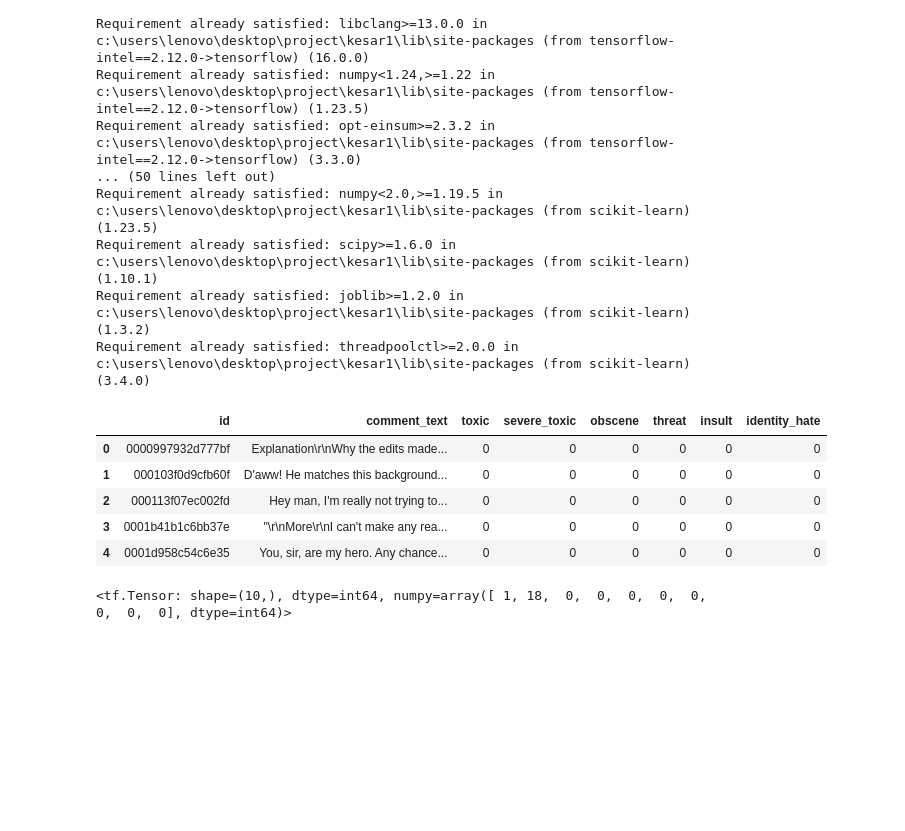
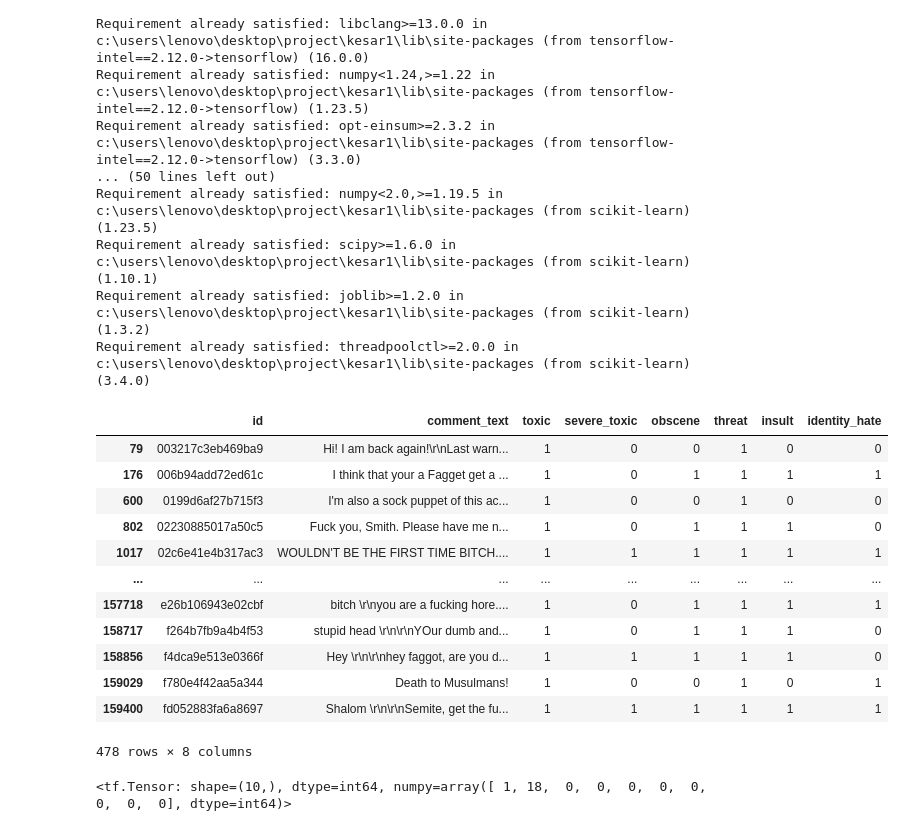
Before and after one commit to Siddharth-Budale/github, a Jupyter notebook: CommentToxicity/test.ipynb, the cells around one changed output. Drawn from its saved outputs; the diff is of its cells as text; code cells hidden in the pictures; blank space fills up the shorter version.

```diff
--- a/CommentToxicity/test.ipynb
+++ b/CommentToxicity/test.ipynb
@@ -28,15 +28,22 @@ import tensorflow as tf
 import numpy as np
 # %%
 df=pd.read_csv(os.path.join('jigsaw-toxic-comment-classification-challenge','train.csv','train.csv'))
-# %%
-df.head()
-# %% [output]
-|  | id | comment_text | toxic | severe_toxic | obscene | threat | insult | identity_hate |
-| 0 | 0000997932d777bf | Explanation\r\nWhy the edits made... | 0 | 0 | 0 | 0 | 0 | 0 |
-| 1 | 000103f0d9cfb60f | D'aww! He matches this background... | 0 | 0 | 0 | 0 | 0 | 0 |
-| 2 | 000113f07ec002fd | Hey man, I'm really not trying to... | 0 | 0 | 0 | 0 | 0 | 0 |
-| 3 | 0001b41b1c6bb37e | "\r\nMore\r\nI can't make any rea... | 0 | 0 | 0 | 0 | 0 | 0 |
-| 4 | 0001d958c54c6e35 | You, sir, are my hero. Any chance... | 0 | 0 | 0 | 0 | 0 | 0 |
+# %%
+df[df['threat']==1]
+# %% [output]
+|  | id | comment_text | toxic | severe_toxic | obscene | threat | insult | identity_hate |
+| 79 | 003217c3eb469ba9 | Hi! I am back again!\r\nLast warn... | 1 | 0 | 0 | 1 | 0 | 0 |
+| 176 | 006b94add72ed61c | I think that your a Fagget get a ... | 1 | 0 | 1 | 1 | 1 | 1 |
+| 600 | 0199d6af27b715f3 | I'm also a sock puppet of this ac... | 1 | 0 | 0 | 1 | 0 | 0 |
+| 802 | 02230885017a50c5 | Fuck you, Smith. Please have me n... | 1 | 0 | 1 | 1 | 1 | 0 |
+| 1017 | 02c6e41e4b317ac3 | WOULDN'T BE THE FIRST TIME BITCH.... | 1 | 1 | 1 | 1 | 1 | 1 |
+| ... | ... | ... | ... | ... | ... | ... | ... | ... |
+| 157718 | e26b106943e02cbf | bitch \r\nyou are a fucking hore.... | 1 | 0 | 1 | 1 | 1 | 1 |
+| 158717 | f264b7fb9a4b4f53 | stupid head \r\n\r\nYOur dumb and... | 1 | 0 | 1 | 1 | 1 | 0 |
+| 158856 | f4dca9e513e0366f | Hey \r\n\r\nhey faggot, are you d... | 1 | 1 | 1 | 1 | 1 | 0 |
+| 159029 | f780e4f42aa5a344 | Death to Musulmans! | 1 | 0 | 0 | 1 | 0 | 1 |
+| 159400 | fd052883fa6a8697 | Shalom \r\n\r\nSemite, get the fu... | 1 | 1 | 1 | 1 | 1 | 1 |
+478 rows × 8 columns
 # %%
 #Pre process the data
 # %%
```
Also changed, not shown: parts of 15 cells of this notebook, 1 other file.
